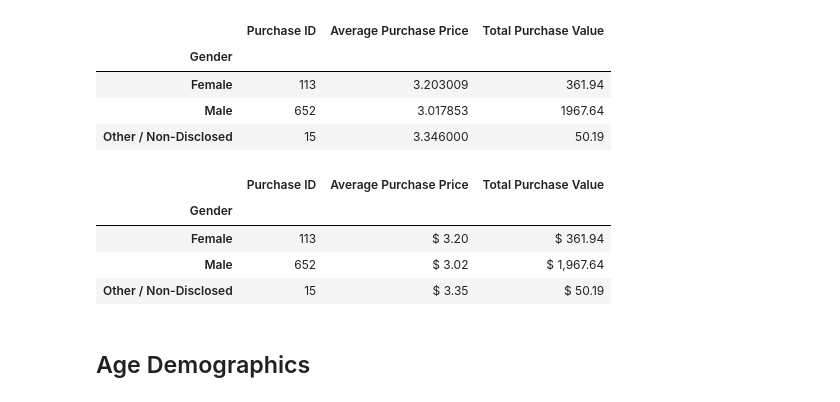
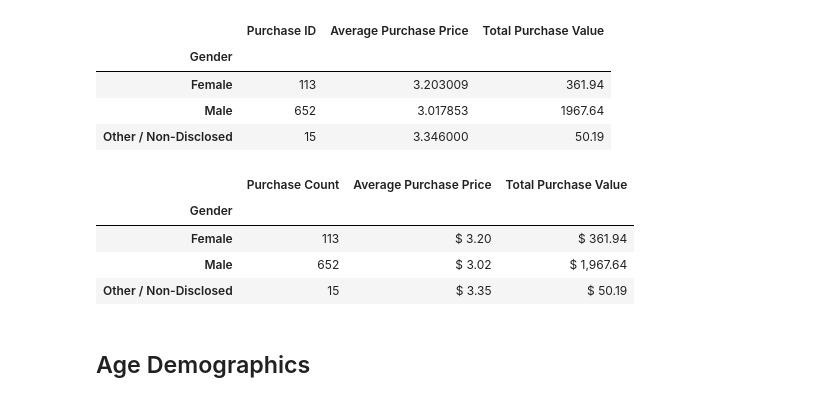
Before and after one commit to Lumenarch/heroes_of_pymoli_analysis, a Jupyter notebook: HeroesOfPymoli.ipynb, the cells around one changed output. Drawn from its saved outputs; the diff is of its cells as text; code cells hidden in the pictures.

```diff
--- a/HeroesOfPymoli.ipynb
+++ b/HeroesOfPymoli.ipynb
@@ -278,12 +278,15 @@ genderpurchase
 | Male | 652 | 3.017853 | 1967.64 |
 | Other / Non-Disclosed | 15 | 3.346000 | 50.19 |
 # %%
-genderpurchase.head().style.format({"Purchase ID": "{:20,.0f}",
-                                    "Average Purchase Price": "${:20,.2f}",
-                                    "Total Purchase Value": "${:20,.2f}",
-                                   })
+#Reformat the values to display the correct
+genderpurchase_data = genderpurchase.rename(columns={"Purchase ID":"Purchase Count"})
+
+genderpurchase_data.head().style.format({"Purchase Count": "{:20,.0f}",
+                                         "Average Purchase Price": "${:20,.2f}",
+                                         "Total Purchase Value": "${:20,.2f}",
+                                        })
 # %% [output]
-|  | Purchase ID | Average Purchase Price | Total Purchase Value |
+|  | Purchase Count | Average Purchase Price | Total Purchase Value |
 | Gender |  |  |  |
 | Female | 113 | $ 3.20 | $ 361.94 |
 | Male | 652 | $ 3.02 | $ 1,967.64 |
```
Also changed, not shown: parts of 5 cells of this notebook.
